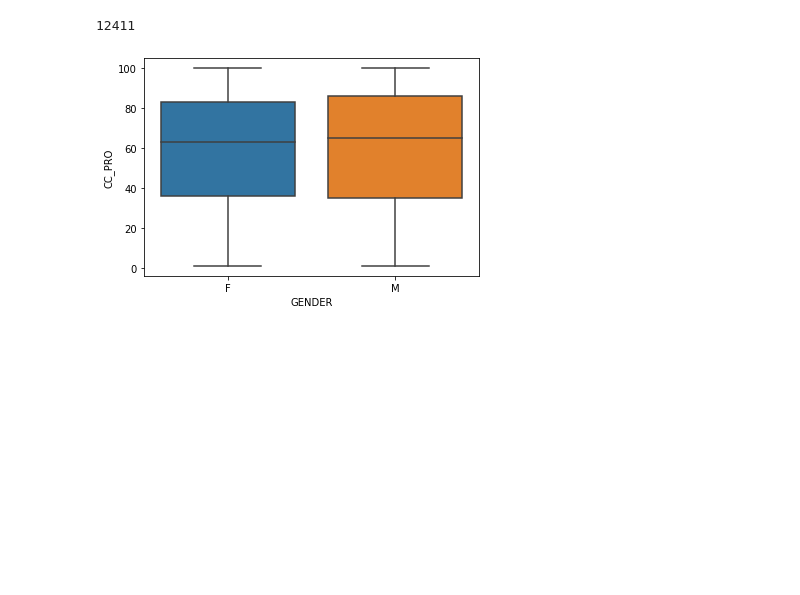
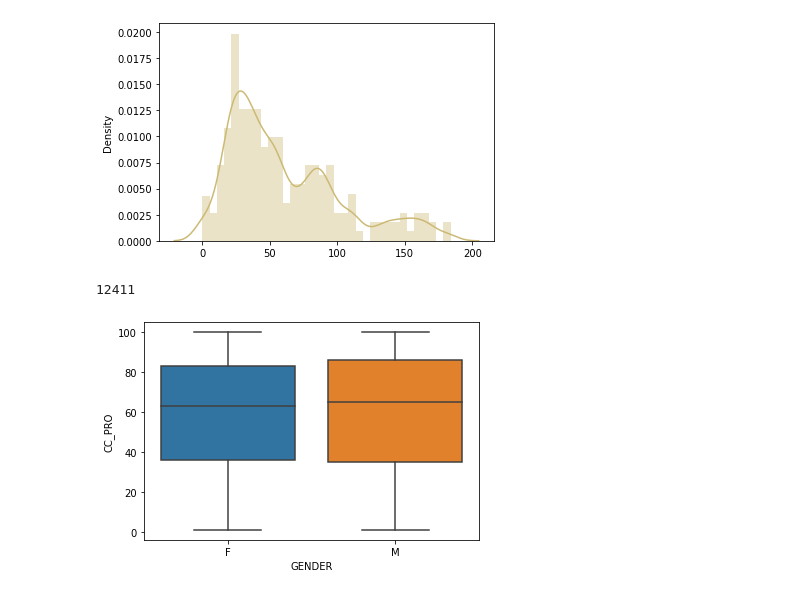
Before and after one commit to s183910/Bachelor_Gabi_Kat, a Jupyter notebook: Code/Basic_dists/initial.ipynb, the cells around one changed output. Cells and saved outputs as stored; diff of their text form; code cells hidden in the pictures; blank space fills up the shorter version.

Commit message:
groupby started

```diff
--- a/Code/Basic_dists/initial.ipynb
+++ b/Code/Basic_dists/initial.ipynb
@@ -31,0 +58,4 @@ df[:0]
+# %%
+# df.groupby(df.GENDER, df.ENG_PRO)
+df_GENDER_ENG_PRO = df.groupby(by=["GENDER"]).count()
+df_GENDER_ENG_PRO
@@ -32,3 +68,10 @@ df[:0]
+# %%
+# Lav sådan et hvor vi har kvinders karakterer og mænds karakterer
+#  kvindernes overordede gennemsnits karakterer
+sns.set_color_codes()
+ax = sns.distplot(df_GENDER_ENG_PRO, color="y")
+# %% [output]
+[figure, added]
 # %%
 # subs_per_day = wallstreet_subs.groupby("created_date", as_index=False).aggregate(["sum"])
 # %%
```
Also changed, not shown: parts of 9 cells of this notebook.
